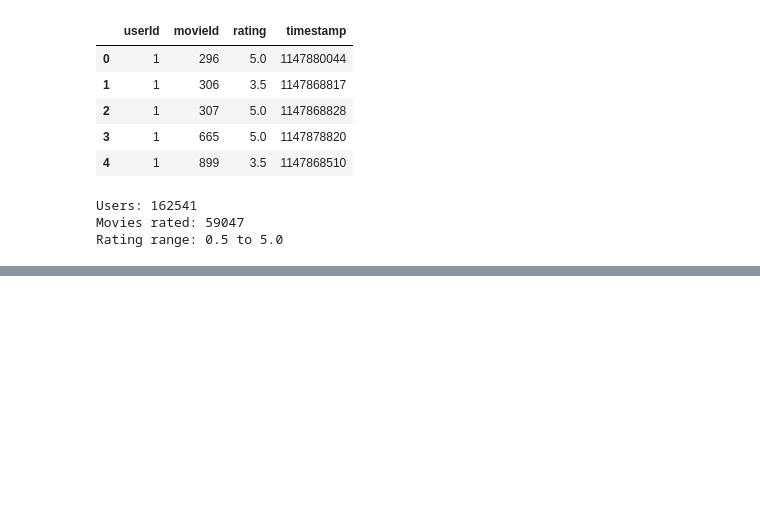
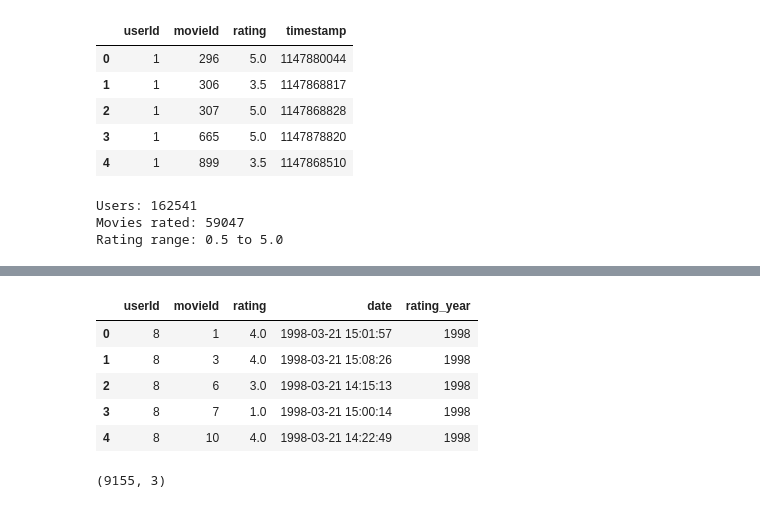
Before and after one commit to kashvi613/MovieRecommendationSystem, a Jupyter notebook: MovieRecommendationSystem.ipynb, the cells around one changed output, grey strips where cells are left out. Cells and saved outputs as stored; diff of their text form; code cells hidden in the pictures; blank space fills up the shorter version.

```diff
--- a/MovieRecommendationSystem.ipynb
+++ b/MovieRecommendationSystem.ipynb
@@ -49,3 +49,23 @@ print("Rating range:", ratings['rating'].min(), "to", ratings['rating'].max())
 Users: 162541
 Movies rated: 59047
 Rating range: 0.5 to 5.0
+# %%
+# 1. Movies jinke kam se kam 100 ratings hain
+movie_counts = ratings['movieId'].value_counts()
+df = ratings[ratings['movieId'].isin(movie_counts[movie_counts >= 100].index)]
+
+# 2. Users jinke kam se kam 50 ratings hain
+user_counts = df['userId'].value_counts()
+good_users = user_counts[user_counts >= 50].index
+df = df[df['userId'].isin(good_users)]
+
+# 3. 15,000 users sample karo
+sampled_users = pd.Series(good_users).sample(n=15000, random_state=42)
+df = df[df['userId'].isin(sampled_users)].copy()
+
+# 4. Sampling ke baad bahut kam ratings wali movies hata do
+movie_counts = df['movieId'].value_counts()
+df = df[df['movieId'].isin(movie_counts[movie_counts >= 20].index)].copy()
+
+df = df.reset_index(drop=True)
+print(df.shape)
@@ -51,0 +107,16 @@ Rating range: 0.5 to 5.0
+# %%
+df['date'] = pd.to_datetime(df['timestamp'], unit='s')
+df['rating_year'] = df['date'].dt.year
+df[['userId', 'movieId', 'rating', 'date', 'rating_year']].head()
+# %% [output]
+|  | userId | movieId | rating | date | rating_year |
+| 0 | 8 | 1 | 4.0 | 1998-03-21 15:01:57 | 1998 |
+| 1 | 8 | 3 | 4.0 | 1998-03-21 15:08:26 | 1998 |
+| 2 | 8 | 6 | 3.0 | 1998-03-21 14:15:13 | 1998 |
+| 3 | 8 | 7 | 1.0 | 1998-03-21 15:00:14 | 1998 |
+| 4 | 8 | 10 | 4.0 | 1998-03-21 14:22:49 | 1998 |
+# %%
+movies_small = movies[movies['movieId'].isin(df['movieId'].unique())].copy()
+print(movies_small.shape)
+# %% [output]
+(9155, 3)
```
Also changed, not shown: parts of 8 cells of this notebook.
